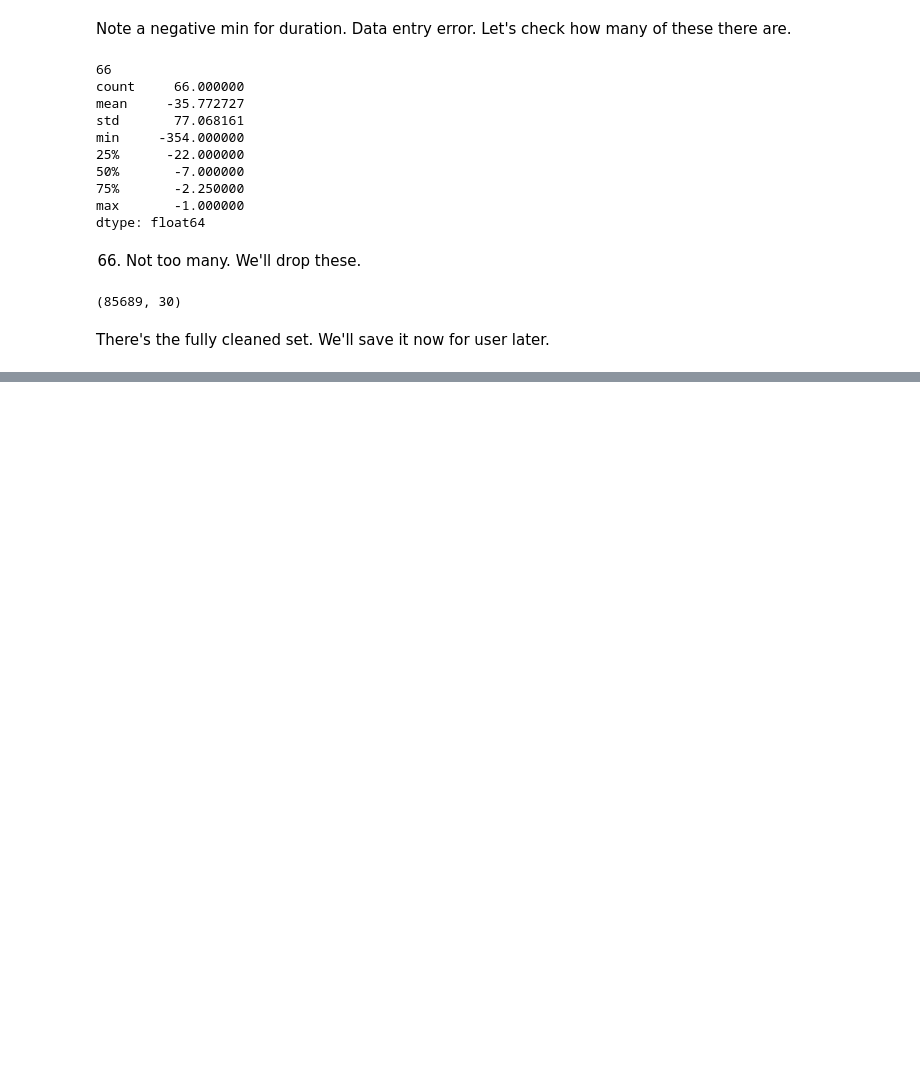
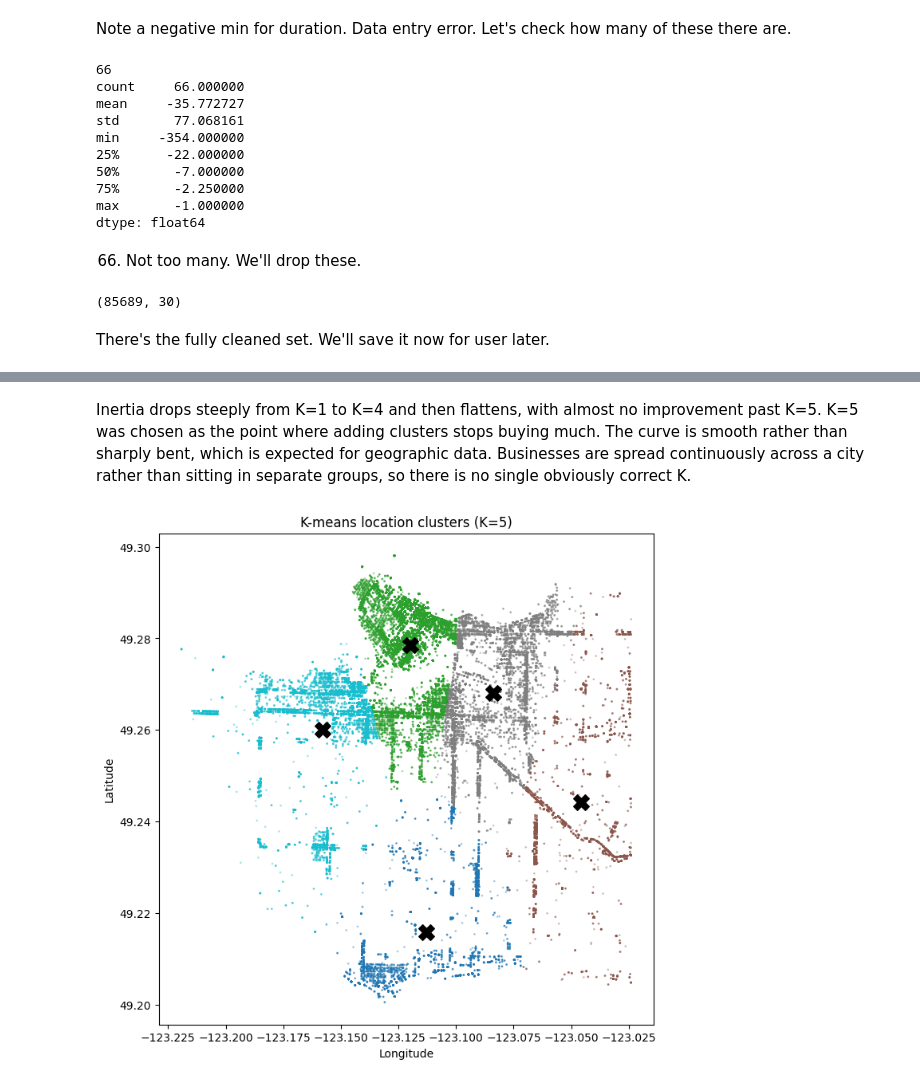
Before and after one commit to ekam-n/iat-461, a Jupyter notebook: Assignments/A3/partA.ipynb, the cells around one changed output, grey strips where cells are left out. Drawn from its saved outputs; the diff is of its cells as text; code cells hidden in the pictures; blank space fills up the shorter version.

```diff
--- a/Assignments/A3/partA.ipynb
+++ b/Assignments/A3/partA.ipynb
@@ -258,0 +281,19 @@ df_clean.to_parquet("data/businesses_clean.parquet")
+# %% [markdown]
+Inertia drops steeply from K=1 to K=4 and then flattens, with almost no improvement past K=5. K=5 was chosen as the point where adding clusters stops buying much. The curve is smooth rather than sharply bent, which is expected for geographic data. Businesses are spread continuously across a city rather than sitting in separate groups, so there is no single obviously correct K.
+# %%
+from sklearn.cluster import DBSCAN
+
+km = KMeans(n_clusters=5, random_state=42, n_init=10)
+df_clean["kmeans_geo"] = km.fit_predict(coords)
+
+plt.figure(figsize=(8, 8))
+plt.scatter(coords[:, 0], coords[:, 1], c=df_clean["kmeans_geo"],
+            cmap="tab10", s=1, alpha=0.3)
+plt.scatter(km.cluster_centers_[:, 0], km.cluster_centers_[:, 1],
+            c="black", marker="X", s=200)
+plt.xlabel("Longitude")
+plt.ylabel("Latitude")
+plt.title("K-means location clusters (K=5)")
+plt.show()
+# %% [output]
+[figure, added]
```
Also changed, not shown: parts of 9 cells of this notebook.
